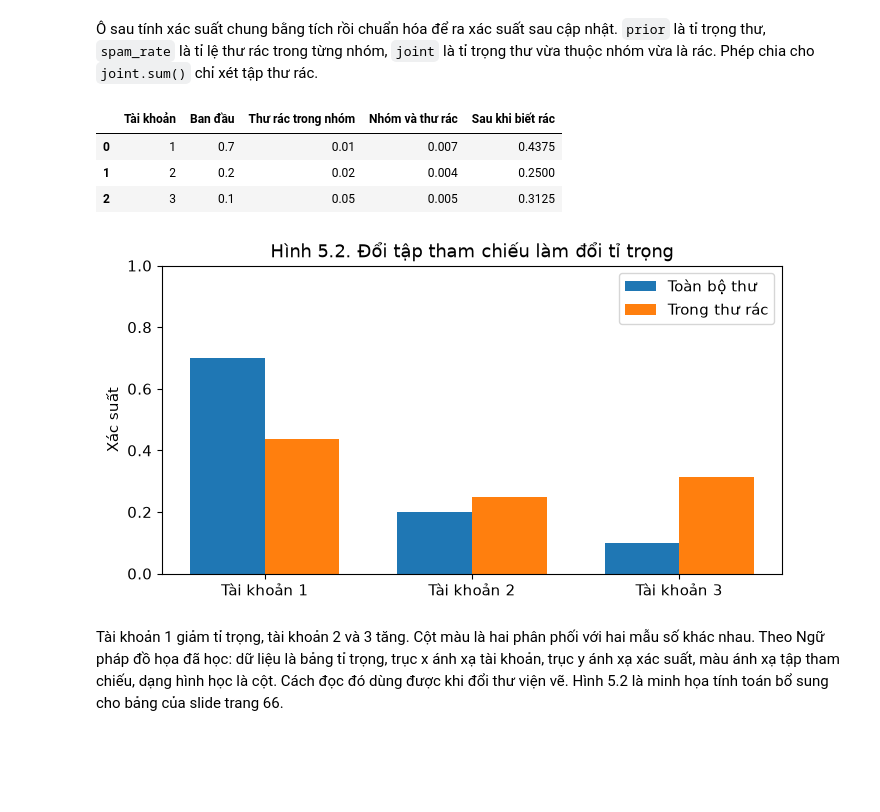
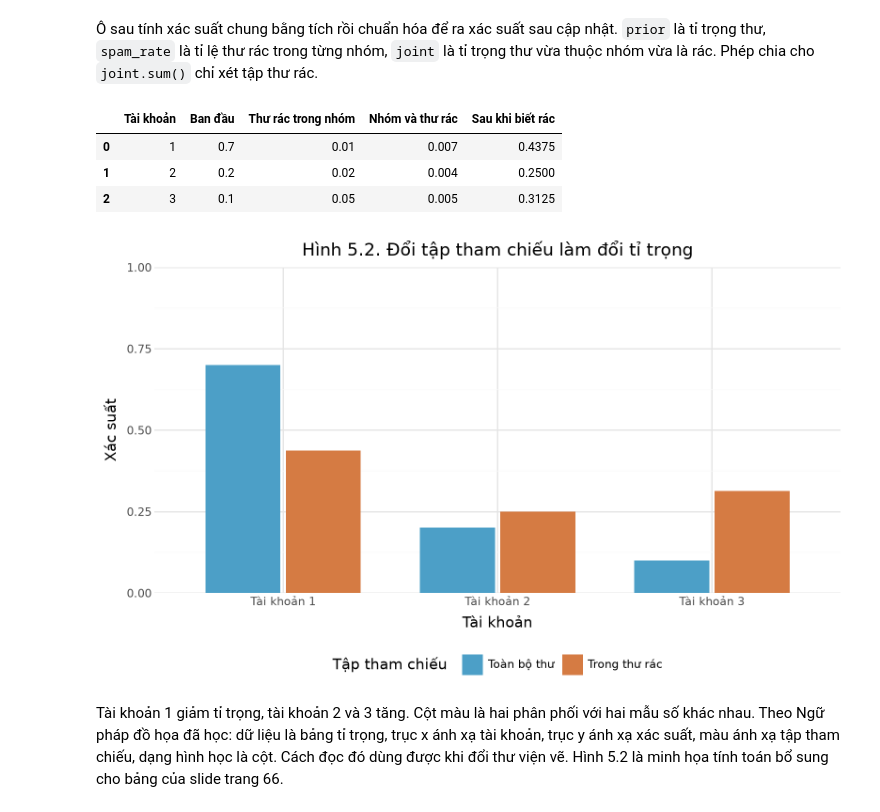
Before and after one commit to h2bach/UET.MAT1052-Labs-Materials, a Jupyter notebook: W5_NenTangVaTinhToanXacSuat.ipynb, the cells around one changed output. Cells and saved outputs as stored; diff of their text form; code cells hidden in the pictures; blank space fills up the shorter version.

Commit message:
Add Plotnine notebooks for weeks 5-7 with preserved course content

```diff
--- a/W5_NenTangVaTinhToanXacSuat.ipynb
+++ b/W5_NenTangVaTinhToanXacSuat.ipynb
@@ -22,17 +22,12 @@ Một nhà máy kiểm tra ngẫu nhiên vài linh kiện từ một lô lớn.
 # %%
 import numpy as np
 import pandas as pd
-import matplotlib.pyplot as plt
-from matplotlib.patches import Circle, Rectangle
-import plotly.graph_objects as go
-import plotly.io as pio
+import plotnine as p9
 from scipy import stats
 from itertools import product
 from IPython.display import display
 
-pio.renderers.default = "plotly_mimetype"
-pio.templates.default = "simple_white"
-plt.rcParams.update({"figure.figsize": (8, 4), "font.size": 11})
+p9.theme_set(p9.theme_minimal(base_size=11))
 rng = np.random.default_rng(42)
 n_games = 50_000
 # %% [markdown]
@@ -381,26 +388,30 @@ Dùng ba tài khoản và tỉ lệ ở W05-BT07. Biết thư chọn là rác, (
 # %%
 prior = np.array([0.70, 0.20, 0.10])
 spam_rate = np.array([0.01, 0.02, 0.05])
 joint = prior * spam_rate
 posterior = joint / joint.sum()
 display(pd.DataFrame({"Tài khoản": [1, 2, 3], "Ban đầu": prior,
                       "Thư rác trong nhóm": spam_rate,
                       "Nhóm và thư rác": joint, "Sau khi biết rác": posterior}))
-fig, ax = plt.subplots()
-x = np.arange(3)
-ax.bar(x - 0.18, prior, width=0.36, label="Toàn bộ thư")
-ax.bar(x + 0.18, posterior, width=0.36, label="Trong thư rác")
-ax.set_xticks(x)
-ax.set_xticklabels(["Tài khoản 1", "Tài khoản 2", "Tài khoản 3"])
-ax.set(ylabel="Xác suất", ylim=(0, 1), title="Hình 5.2. Đổi tập tham chiếu làm đổi tỉ trọng")
-ax.legend()
-plt.show()
+# Dữ liệu dạng dài: mỗi hàng là một tài khoản trong một tập tham chiếu.
+account_plot_data = pd.DataFrame({"Tài khoản": ["Tài khoản 1", "Tài khoản 2", "Tài khoản 3"],
+                                  "Toàn bộ thư": prior, "Trong thư rác": posterior}).melt(
+    id_vars="Tài khoản", var_name="Tập tham chiếu", value_name="Xác suất")
+account_plot = (
+    p9.ggplot(account_plot_data, p9.aes("Tài khoản", "Xác suất", fill="Tập tham chiếu"))
+    + p9.geom_col(position=p9.position_dodge(width=0.75), width=0.70)
+    + p9.scale_fill_manual(values={"Toàn bộ thư": "#4C9FC7", "Trong thư rác": "#D57B43"})
+    + p9.scale_y_continuous(limits=(0, 1), expand=(0, 0))
+    + p9.labs(title="Hình 5.2. Đổi tập tham chiếu làm đổi tỉ trọng", x="Tài khoản", y="Xác suất")
+    + p9.theme(figure_size=(8, 4.8), legend_position="bottom")
+)
+display(account_plot)
 # %% [output]
 |  | Tài khoản | Ban đầu | Thư rác trong nhóm | Nhóm và thư rác | Sau khi biết rác |
 | 0 | 1 | 0.7 | 0.01 | 0.007 | 0.4375 |
 | 1 | 2 | 0.2 | 0.02 | 0.004 | 0.2500 |
 | 2 | 3 | 0.1 | 0.05 | 0.005 | 0.3125 |
-[figure, old version]
+[figure, new version]
 # %% [markdown]
 Tài khoản 1 giảm tỉ trọng, tài khoản 2 và 3 tăng. Cột màu là hai phân phối với hai mẫu số khác nhau. Theo Ngữ pháp đồ họa đã học: dữ liệu là bảng tỉ trọng, trục x ánh xạ tài khoản, trục y ánh xạ xác suất, màu ánh xạ tập tham chiếu, dạng hình học là cột. Cách đọc đó dùng được khi đổi thư viện vẽ. Hình 5.2 là minh họa tính toán bổ sung cho bảng của slide trang 66.
 # %% [markdown]
```
Also changed, not shown: parts of 9 cells of this notebook, 9 other files.
